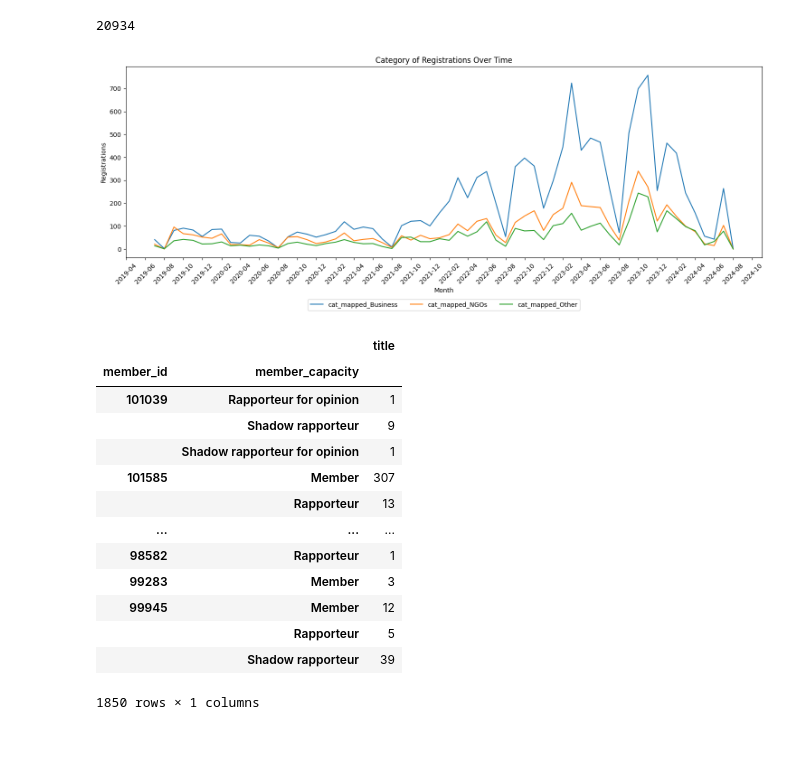
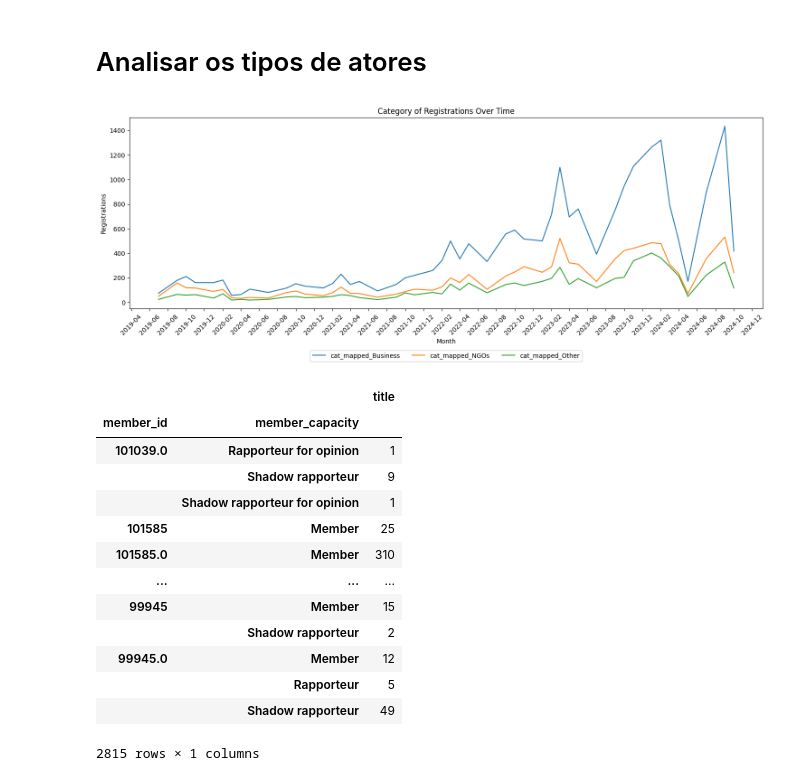
Before and after one commit to AcacioTelechi/thesis-lobbying-effects, a Jupyter notebook: analyse.ipynb, the cells around one changed output. Drawn from its saved outputs; the diff is of its cells as text; code cells hidden in the pictures; blank space fills up the shorter version.

```diff
--- a/analyse.ipynb
+++ b/analyse.ipynb
@@ -4,6 +4,8 @@ import matplotlib.pyplot as plt
 import matplotlib.dates as mdates
 from src.utils import treat_string
 # %%
-df_meps = pd.read_csv('./data/meps.csv')
-df_meetings = pd.read_csv('./data/meetings.csv', dtype={"member_id": str})
-df_tr = pd.read_excel(r"D:\OneDrive\UFPR\00.PPGCP\00. Doutorado\Tese\Base de dados\Transparency register\Organisations in Transparency Register-2024-JAN.xls")
+df_meps = pd.read_csv("./data/meps.csv")
+df_meetings = pd.read_csv("./data/meetings.csv", dtype={"member_id": str})
+df_tr = pd.read_excel(
+    r"D:\OneDrive\UFPR\00.PPGCP\00. Doutorado\Tese\Base de dados\Transparency register\Organisations in Transparency Register-2024-JAN.xls"
+)
@@ -12,0 +17,4 @@ df_meetings['t_name'] = df_meetings['attendees'].apply(treat_string)
+# %%
+df_meetings = df_meetings.assign(
+    lobbyist_id=df_meetings["lobbyist_id"].str.split("|")
+).explode("lobbyist_id")
@@ -13,3 +155,5 @@ df_meetings['t_name'] = df_meetings['attendees'].apply(treat_string)
+# %% [markdown]
+# Analisar os tipos de atores
 # %%
 cat_mapper = {
     "Non-governmental organisations, platforms and networks and similar": "NGOs",
@@ -26,21 +170,16 @@ cat_mapper = {
     "Law firms": "Other",
     "Entities, offices or networks established by third countries": "Other",
 }
-
-
-df_merge = df_meetings.merge(df_tr, on='t_name')
-
-df_merge['month'] = df_merge['meeting_date'].apply(lambda x: '-'.join(x.split('-')[:2]))
-df_merge['cat_mapped'] = df_merge['Category of registration'].apply(lambda x: cat_mapper.get(x))
-
-len(df_merge)
-# %% [output]
-20934
+# %%
+df_combined["month"] = df_combined["meeting_date"].apply(lambda x: "-".join(x.split("-")[:2]))
+df_combined["cat_mapped"] = df_combined["Category of registration"].apply(
+    lambda x: cat_mapper.get(x)
+)
 # %%
-# df_merge[['month', 'Category of registration']]
+# df_combined[['month', 'Category of registration']]
 df_g_n_meetings = (
-    df_merge[["month"]]
-    .join(pd.get_dummies(df_merge[["cat_mapped"]]))
+    df_combined[["month"]]
+    .join(pd.get_dummies(df_combined[["cat_mapped"]]))
     .groupby("month")
     .sum()
     .reset_index()
@@ -48,31 +187,32 @@ df_g_n_meetings = (
 # %%
 # Convert 'month' column to datetime
 df = df_g_n_meetings.copy()
-df['month'] = pd.to_datetime(df['month'])
+df["month"] = pd.to_datetime(df["month"])
 
 # Set 'month' as the index for better plotting
-df.set_index('month', inplace=True)
+df.set_index("month", inplace=True)
 
+df = df[(df.index.month != 8) & (df.index.month != 12) & (df.index.month != 6)]
 # Plot each column
 plt.figure(figsize=(15, 6))
 for column in df.columns:
     plt.plot(df.index, df[column], label=column)
 
 # Add labels and title
-plt.xlabel('Month')
-plt.ylabel('Registrations')
-plt.title('Category of Registrations Over Time')
+plt.xlabel("Month")
+plt.ylabel("Registrations")
+plt.title("Category of Registrations Over Time")
 
 plt.gca().xaxis.set_major_locator(mdates.MonthLocator(interval=2))
-plt.gca().xaxis.set_major_formatter(mdates.DateFormatter('%Y-%m'))
+plt.gca().xaxis.set_major_formatter(mdates.DateFormatter("%Y-%m"))
 
 # Set legend at the bottom
-plt.legend(loc='upper center', bbox_to_anchor=(0.5, -0.2), ncol=3)
+plt.legend(loc="upper center", bbox_to_anchor=(0.5, -0.2), ncol=3)
 plt.xticks(rotation=45)
 plt.tight_layout()
 
 # Show the plot
 plt.show()
 # %% [output]
-[figure, old version]
+[figure, new version]
 # %%
@@ -80,17 +222,19 @@ df_meetings[['attendees', 'title']].groupby('attendees').count().sort_values('ti
 # %%
-df_meetings[['member_id', 'member_capacity', 'title']].groupby(["member_id","member_capacity"]).count()
+df_meetings[["member_id", "member_capacity", "title"]].groupby(
+    ["member_id", "member_capacity"]
+).count()
 # %% [output]
 |  |  | title |
 | member_id | member_capacity |  |
-| 101039 | Rapporteur for opinion | 1 |
+| 101039.0 | Rapporteur for opinion | 1 |
 |  | Shadow rapporteur | 9 |
 |  | Shadow rapporteur for opinion | 1 |
-| 101585 | Member | 307 |
-|  | Rapporteur | 13 |
+| 101585 | Member | 25 |
+| 101585.0 | Member | 310 |
 | ... | ... | ... |
-| 98582 | Rapporteur | 1 |
-| 99283 | Member | 3 |
-| 99945 | Member | 12 |
+| 99945 | Member | 15 |
+|  | Shadow rapporteur | 2 |
+| 99945.0 | Member | 12 |
 |  | Rapporteur | 5 |
-|  | Shadow rapporteur | 39 |
+|  | Shadow rapporteur | 49 |
-1850 rows × 1 columns
+2815 rows × 1 columns
```
Also changed, not shown: parts of 12 cells of this notebook.
